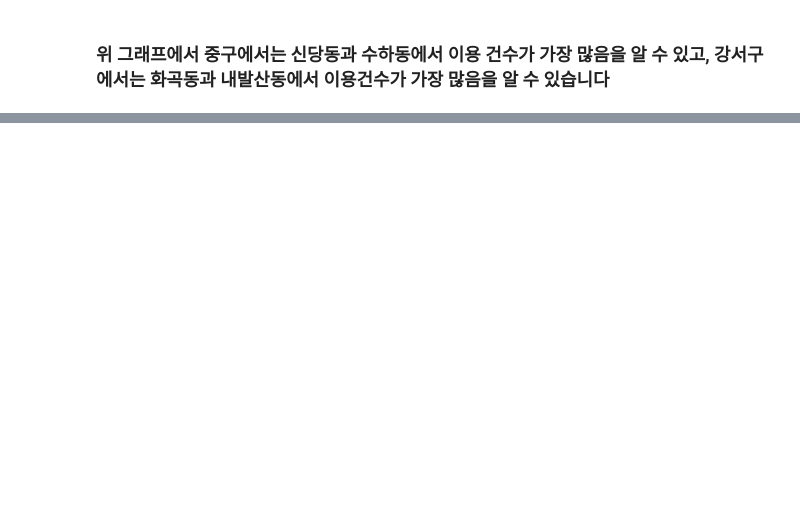
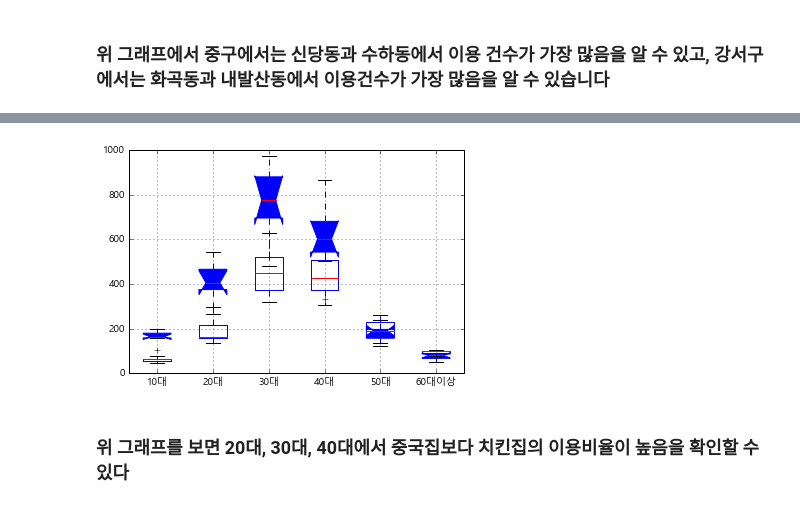
Before and after one commit to winnint77/small-project, a Jupyter notebook: 치킨집 배달과 중국집 배달의 지역별 상관관계.ipynb, the cells around one changed output, grey strips where cells are left out. Saved outputs shown, nothing was run; the diff lists cells and outputs as text; code cells hidden in the pictures; blank space fills up the shorter version.

```diff
--- a/치킨집 배달과 중국집 배달의 지역별 상관관계.ipynb
+++ b/치킨집 배달과 중국집 배달의 지역별 상관관계.ipynb
@@ -267,0 +271,3 @@ plt.show()
+# %%
+df11 = df1[ (df1["읍면동"] == "내발산동")]
+df11.info()
@@ -267,0 +301,3 @@ plt.show()
+# %%
+df12 = df3[ (df3["읍면동"] == "내발산동")]
+df12.info()
@@ -267,0 +331,4 @@ plt.show()
+# %%
+df11 = pd.pivot_table(df11,'통화건수', aggfunc = sum, index=['요일'], columns='연령대')
+df13 = df11[['10대', '20대', '30대', '40대', '50대', '60대이상']]
+df13
@@ -267,0 +345,4 @@ plt.show()
+# %%
+df12 = pd.pivot_table(df12,'통화건수', aggfunc = sum, index=['요일'], columns='연령대')
+df14 = df12[['10대', '20대', '30대', '40대', '50대', '60대이상']]
+df14
@@ -267,0 +359,8 @@ plt.show()
+# %%
+df13.boxplot(return_type='axes', notch=True, patch_artist=True)
+df14.boxplot(return_type='axes')
+plt.show()
+# %% [output]
+[figure, added]
+# %% [markdown]
+### 위 그래프를 보면 20대, 30대, 40대에서 중국집보다 치킨집의 이용비율이 높음을 확인할 수 있다
```
Also changed, not shown: parts of 9 cells of this notebook.
